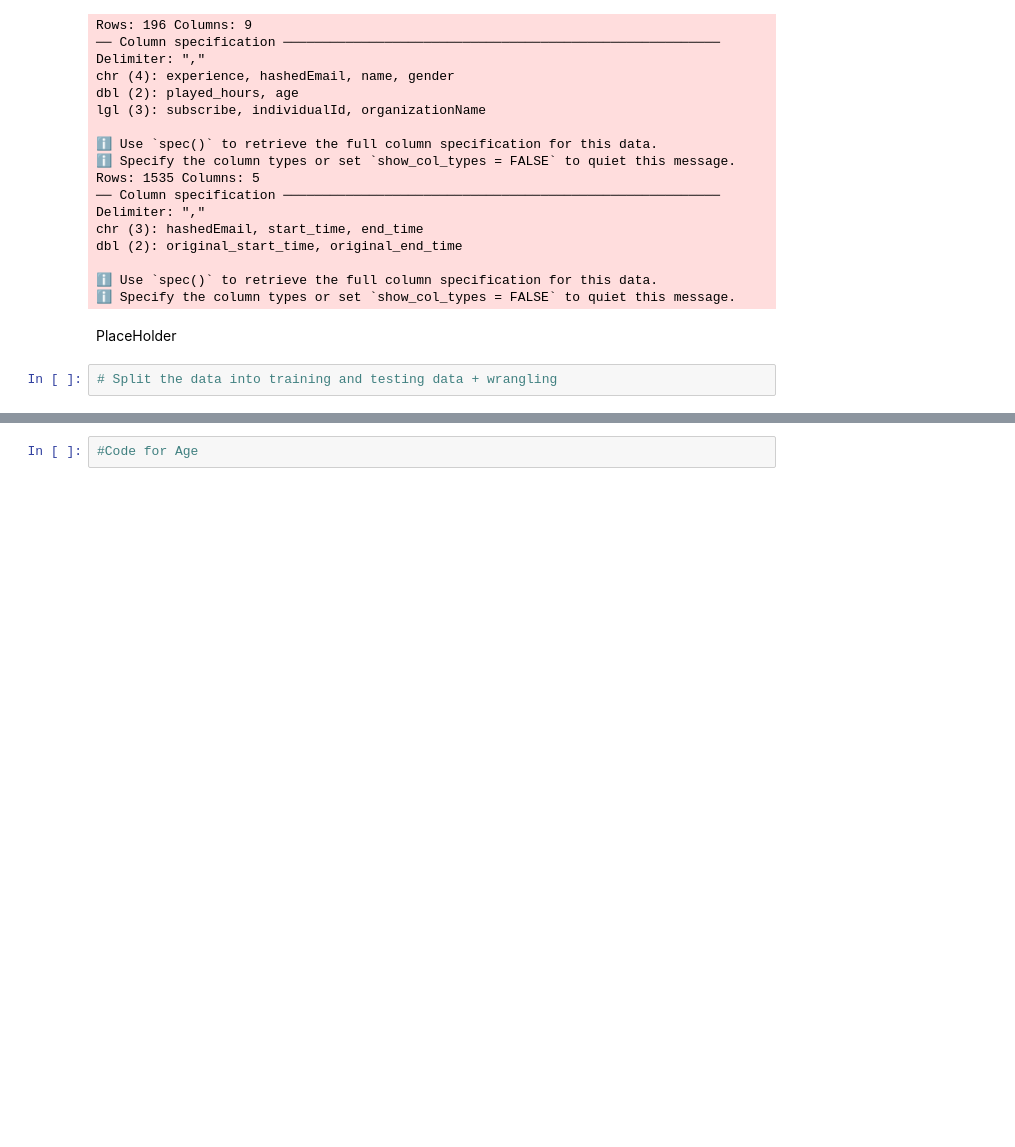
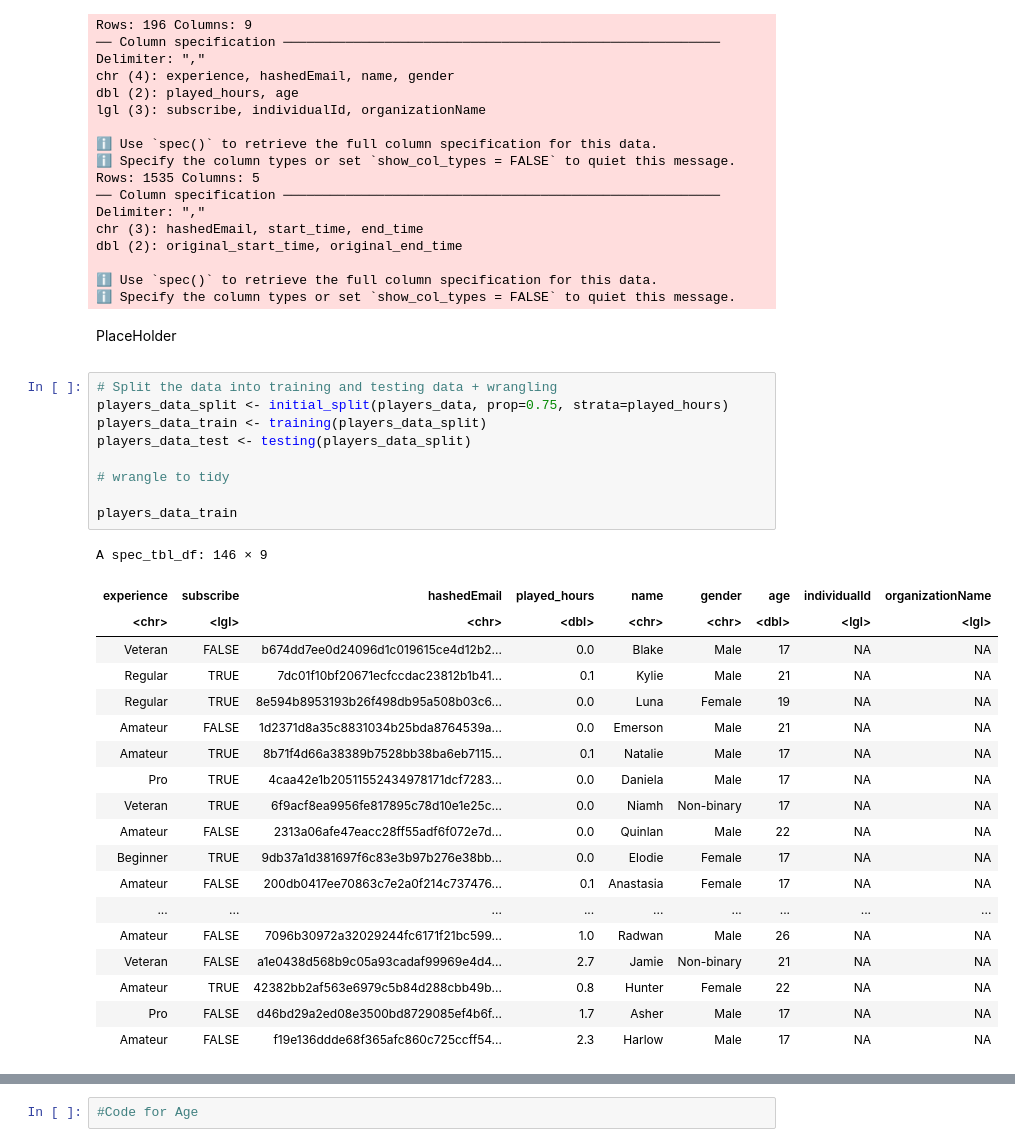
Before and after one commit to alexxu06/DSCI-Project, a Jupyter notebook: FinalVersion.ipynb, the cells around one changed output, grey strips where cells are left out. Saved outputs shown, nothing was run; the diff lists cells and outputs as text; blank space fills up the shorter version.

```diff
--- a/FinalVersion.ipynb
+++ b/FinalVersion.ipynb
@@ -39,7 +39,35 @@ dbl (2): original_start_time, original_end_time
 ℹ Specify the column types or set `show_col_types = FALSE` to quiet this message.
 # %% [markdown]
 <p>PlaceHolder</p>
+<p></p>
 # %%
 # Split the data into training and testing data + wrangling
+players_data_split <- initial_split(players_data, prop=0.75, strata=played_hours)
+players_data_train <- training(players_data_split)
+players_data_test <- testing(players_data_split)
+
+# wrangle to tidy
+
+players_data_train
+# %% [output]
+A spec_tbl_df: 146 × 9
+| experience | subscribe | hashedEmail | played_hours | name | gender | age | individualId | organizationName |
+| <chr> | <lgl> | <chr> | <dbl> | <chr> | <chr> | <dbl> | <lgl> | <lgl> |
+| Veteran | FALSE | b674dd7ee0d24096d1c019615ce4d12b2... | 0.0 | Blake | Male | 17 | NA | NA |
+| Regular | TRUE | 7dc01f10bf20671ecfccdac23812b1b41... | 0.1 | Kylie | Male | 21 | NA | NA |
+| Regular | TRUE | 8e594b8953193b26f498db95a508b03c6... | 0.0 | Luna | Female | 19 | NA | NA |
+| Amateur | FALSE | 1d2371d8a35c8831034b25bda8764539a... | 0.0 | Emerson | Male | 21 | NA | NA |
+| Amateur | TRUE | 8b71f4d66a38389b7528bb38ba6eb7115... | 0.1 | Natalie | Male | 17 | NA | NA |
+| Pro | TRUE | 4caa42e1b20511552434978171dcf7283... | 0.0 | Daniela | Male | 17 | NA | NA |
+| Veteran | TRUE | 6f9acf8ea9956fe817895c78d10e1e25c... | 0.0 | Niamh | Non-binary | 17 | NA | NA |
+| Amateur | FALSE | 2313a06afe47eacc28ff55adf6f072e7d... | 0.0 | Quinlan | Male | 22 | NA | NA |
+| Beginner | TRUE | 9db37a1d381697f6c83e3b97b276e38bb... | 0.0 | Elodie | Female | 17 | NA | NA |
+| Amateur | FALSE | 200db0417ee70863c7e2a0f214c737476... | 0.1 | Anastasia | Female | 17 | NA | NA |
+| ... | ... | ... | ... | ... | ... | ... | ... | ... |
+| Amateur | FALSE | 7096b30972a32029244fc6171f21bc599... | 1.0 | Radwan | Male | 26 | NA | NA |
+| Veteran | FALSE | a1e0438d568b9c05a93cadaf99969e4d4... | 2.7 | Jamie | Non-binary | 21 | NA | NA |
+| Amateur | TRUE | 42382bb2af563e6979c5b84d288cbb49b... | 0.8 | Hunter | Female | 22 | NA | NA |
+| Pro | FALSE | d46bd29a2ed08e3500bd8729085ef4b6f... | 1.7 | Asher | Male | 17 | NA | NA |
+| Amateur | FALSE | f19e136ddde68f365afc860c725ccff54... | 2.3 | Harlow | Male | 17 | NA | NA |
 # %% [markdown]
 <p>PlaceHolder</p>
```
Also changed, not shown: parts of 1 cell of this notebook.
